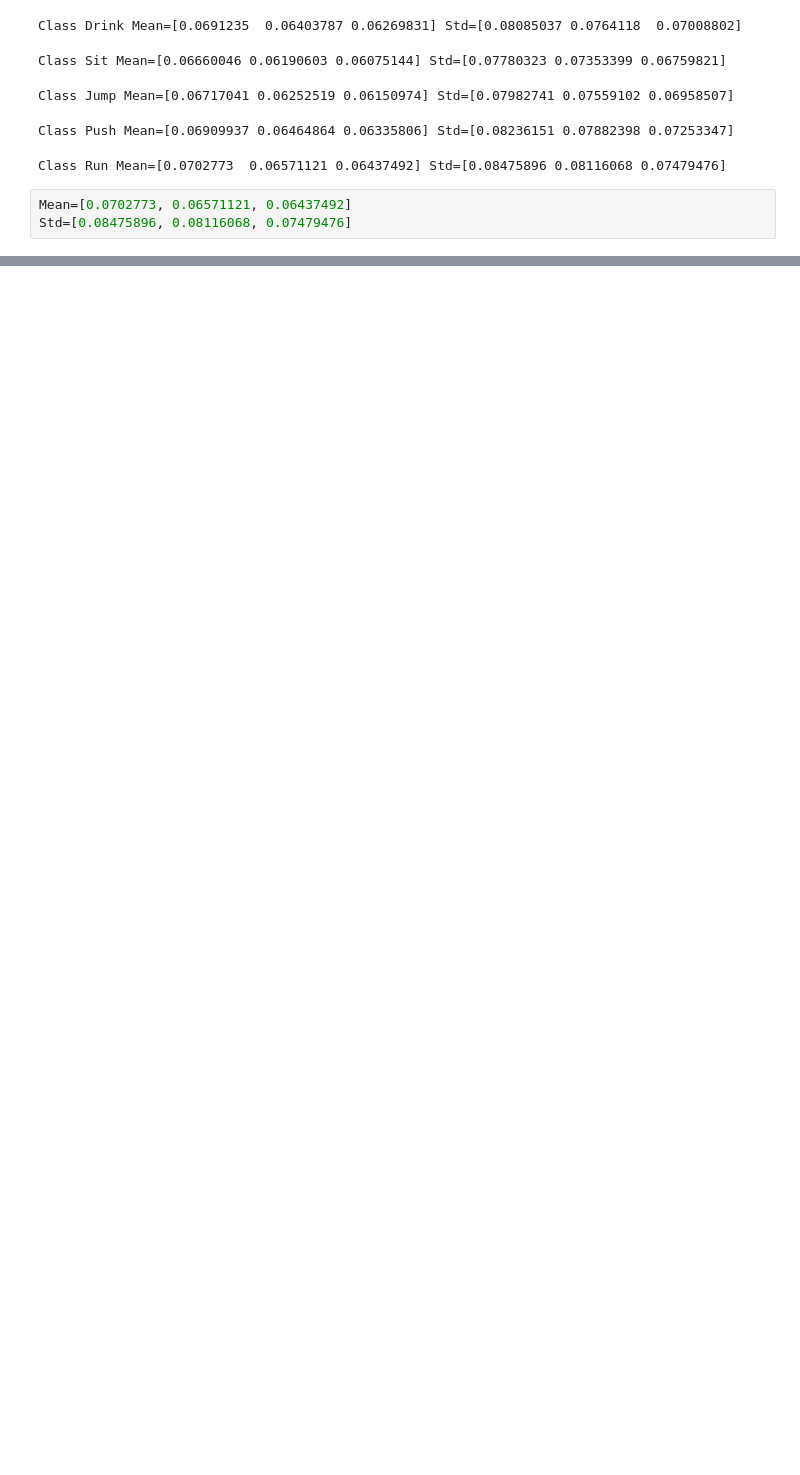
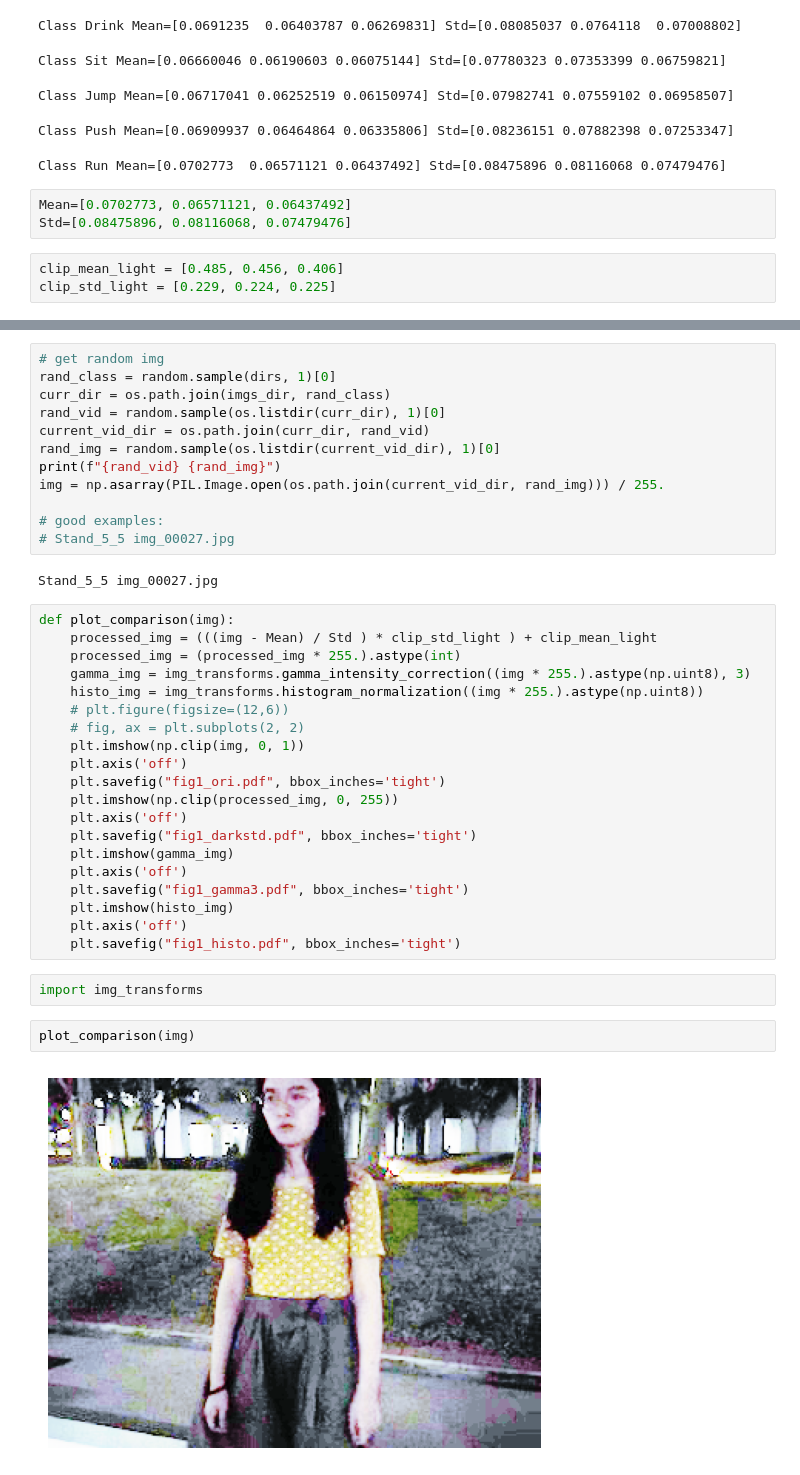
Before and after one commit to jiuntian/darknorm, a Jupyter notebook: datasets/get_mean.ipynb, the cells around one changed output, grey strips where cells are left out. Drawn from its saved outputs; the diff is of its cells as text; blank space fills up the shorter version.

```diff
--- a/datasets/get_mean.ipynb
+++ b/datasets/get_mean.ipynb
@@ -76,3 +76,6 @@ Class Run Mean=[0.0702773  0.06571121 0.06437492] Std=[0.08475896 0.08116068 0.0
 # %%
 Mean=[0.0702773, 0.06571121, 0.06437492]
 Std=[0.08475896, 0.08116068, 0.07479476]
+# %%
+clip_mean_light = [0.485, 0.456, 0.406]
+clip_std_light = [0.229, 0.224, 0.225]
@@ -78,0 +85,40 @@ Std=[0.08475896, 0.08116068, 0.07479476]
+# %%
+# get random img
+rand_class = random.sample(dirs, 1)[0]
+curr_dir = os.path.join(imgs_dir, rand_class)
+rand_vid = random.sample(os.listdir(curr_dir), 1)[0]
+current_vid_dir = os.path.join(curr_dir, rand_vid)
+rand_img = random.sample(os.listdir(current_vid_dir), 1)[0]
+print(f"{rand_vid} {rand_img}")
+img = np.asarray(PIL.Image.open(os.path.join(current_vid_dir, rand_img))) / 255.
+
+# good examples:
+# Stand_5_5 img_00027.jpg
+# %% [output]
+Stand_5_5 img_00027.jpg
+# %%
+def plot_comparison(img):
+    processed_img = (((img - Mean) / Std ) * clip_std_light ) + clip_mean_light
+    processed_img = (processed_img * 255.).astype(int)
+    gamma_img = img_transforms.gamma_intensity_correction((img * 255.).astype(np.uint8), 3)
+    histo_img = img_transforms.histogram_normalization((img * 255.).astype(np.uint8))
+    # plt.figure(figsize=(12,6))
+    # fig, ax = plt.subplots(2, 2)
+    plt.imshow(np.clip(img, 0, 1))
+    plt.axis('off')
+    plt.savefig("fig1_ori.pdf", bbox_inches='tight')
+    plt.imshow(np.clip(processed_img, 0, 255))
+    plt.axis('off')
+    plt.savefig("fig1_darkstd.pdf", bbox_inches='tight')
+    plt.imshow(gamma_img)
+    plt.axis('off')
+    plt.savefig("fig1_gamma3.pdf", bbox_inches='tight')
+    plt.imshow(histo_img)
+    plt.axis('off')
+    plt.savefig("fig1_histo.pdf", bbox_inches='tight')
+# %%
+import img_transforms
+# %%
+plot_comparison(img)
+# %% [output]
+[figure, added]
```
Also changed, not shown: parts of 5 cells of this notebook, 3 other files.
